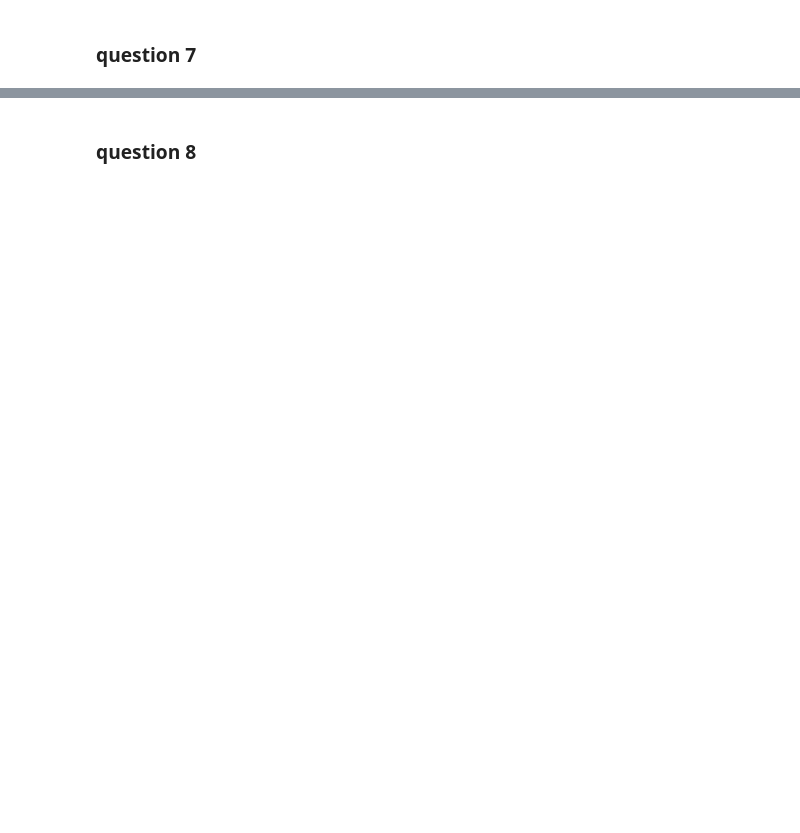
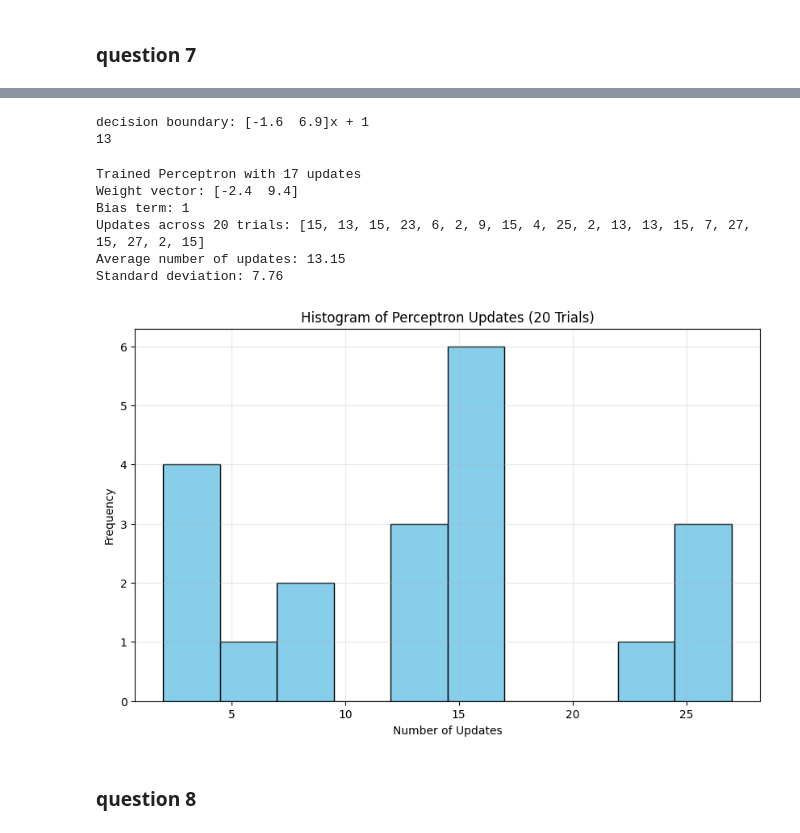
Before and after one commit to 0tv0renakniga/ds_masters, a Jupyter notebook: dsc_255/module_6/hw6.ipynb, the cells around one changed output, grey strips where cells are left out. Saved outputs shown, nothing was run; the diff lists cells and outputs as text; code cells hidden in the pictures; blank space fills up the shorter version.

```diff
--- a/dsc_255/module_6/hw6.ipynb
+++ b/dsc_255/module_6/hw6.ipynb
@@ -3,8 +234,12 @@
+# %%
+w,b,updates = fit_binary_perceptron(x_q7,y_q7,track_updates=True)
+print(f"decision boundary: {w}x + {b}")
+print(updates)
+# %% [output]
+decision boundary: [-1.6  6.9]x + 1
+13
 # %%
-import numpy as np
-import matplotlib.pyplot as plt
-from sklearn import datasets
-from sklearn.utils import shuffle
+
 
 def predict(w, b, x):
     """
@@ -154,42 +389,49 @@ def plot_updates_histogram(updates_list):
     plt.ylabel('Frequency')
     plt.title('Histogram of Perceptron Updates (20 Trials)')
     plt.grid(True, alpha=0.3)
-    plt.savefig('perceptron_updates_histogram.png')
-    plt.close()
+    plt.savefig('hw6_q7_d'.png')
+    plt.show()
 
 def main():
     # Load the Iris dataset
     iris = datasets.load_iris()
     X_full = iris.data
     y_full = iris.target
 
     # Restrict to features 1 and 3 (sepal width and petal width)
     X = X_full[:, [1, 3]]
 
     # Restrict to labels 0 and 1, and recode label 0 as -1
     mask = (y_full == 0) | (y_full == 1)
     X = X[mask]
     y = y_full[mask]
     y = np.where(y == 0, -1, 1)
 
     # Part (c): Train the Perceptron and plot the decision boundary
     w, b, updates = perceptron_train(X, y)
     print(f"Trained Perceptron with {updates} updates")
     print(f"Weight vector: {w}")
     print(f"Bias term: {b}")
 
     plot_decision_boundary(X, y, w, b)
 
     # Part (d): Run multiple trials and plot histogram
     updates_list = run_multiple_trials(X, y)
     print(f"Updates across 20 trials: {updates_list}")
     print(f"Average number of updates: {np.mean(updates_list):.2f}")
     print(f"Standard deviation: {np.std(updates_list):.2f}")
 
     plot_updates_histogram(updates_list)
 
-if __name__ == "__main__":
-    main()
+main()
+# %% [output]
+Trained Perceptron with 17 updates
+Weight vector: [-2.4  9.4]
+Bias term: 1
+Updates across 20 trials: [15, 13, 15, 23, 6, 2, 9, 15, 4, 25, 2, 13, 13, 15, 7, 27, 15, 27, 2, 15]
+Average number of updates: 13.15
+Standard deviation: 7.76
+[figure, added]
 # %% [markdown]
 ### question 8
 # %%
```
Also changed, not shown: parts of 10 cells of this notebook.
